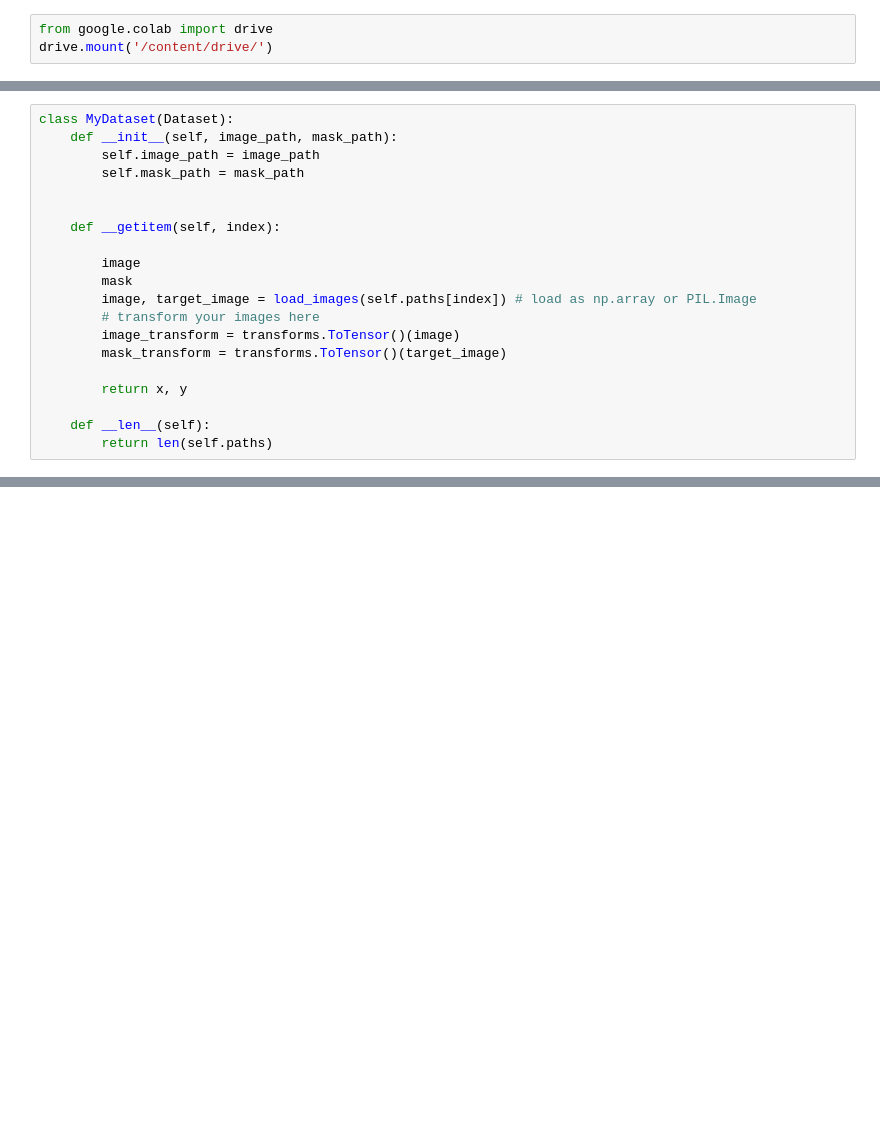
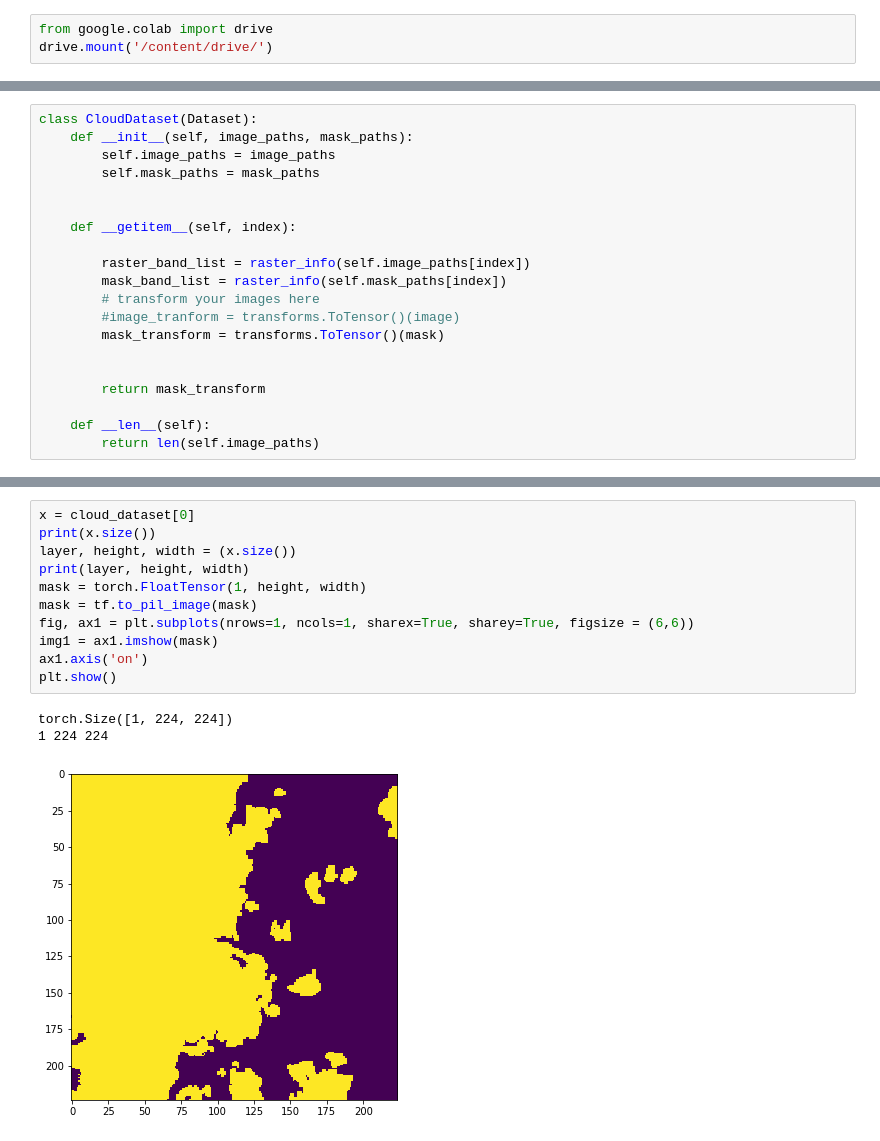
Before and after one commit to ZhouPeng-NIMST/cloud_detection_using_satellite_data, a Jupyter notebook: cloud_detect.ipynb, the cells around one changed output, grey strips where cells are left out. Cells and saved outputs as stored; diff of their text form; blank space fills up the shorter version.

```diff
--- a/cloud_detect.ipynb
+++ b/cloud_detect.ipynb
@@ -15,22 +222,22 @@ Cloud_Mask  Image
 # %%
-class MyDataset(Dataset):
-    def __init__(self, image_path, mask_path):
-        self.image_path = image_path
-        self.mask_path = mask_path
+class CloudDataset(Dataset):
+    def __init__(self, image_paths, mask_paths):
+        self.image_paths = image_paths
+        self.mask_paths = mask_paths
 
 
-    def __getitem(self, index):
+    def __getitem__(self, index):
 
-        image
-        mask
-        image, target_image = load_images(self.paths[index]) # load as np.array or PIL.Image
+        raster_band_list = raster_info(self.image_paths[index])
+        mask_band_list = raster_info(self.mask_paths[index])
         # transform your images here
-        image_transform = transforms.ToTensor()(image)
-        mask_transform = transforms.ToTensor()(target_image)
+        #image_tranform = transforms.ToTensor()(image)
+        mask_transform = transforms.ToTensor()(mask)
 
-        return x, y
+
+        return mask_transform
 
     def __len__(self):
-        return len(self.paths)
+        return len(self.image_paths)
 # %%
 # Define function hyperparameters
@@ -59,0 +252,15 @@ for idx in np.arange(plot_size):
+# %%
+x = cloud_dataset[0]
+print(x.size())
+layer, height, width = (x.size())
+print(layer, height, width)
+mask = torch.FloatTensor(1, height, width)
+mask = tf.to_pil_image(mask)
+fig, ax1 = plt.subplots(nrows=1, ncols=1, sharex=True, sharey=True, figsize = (6,6))
+img1 = ax1.imshow(mask)
+ax1.axis('on')
+plt.show()
+# %% [output]
+torch.Size([1, 224, 224])
+1 224 224
+[figure, added]
```
Also changed, not shown: parts of 28 cells of this notebook.
